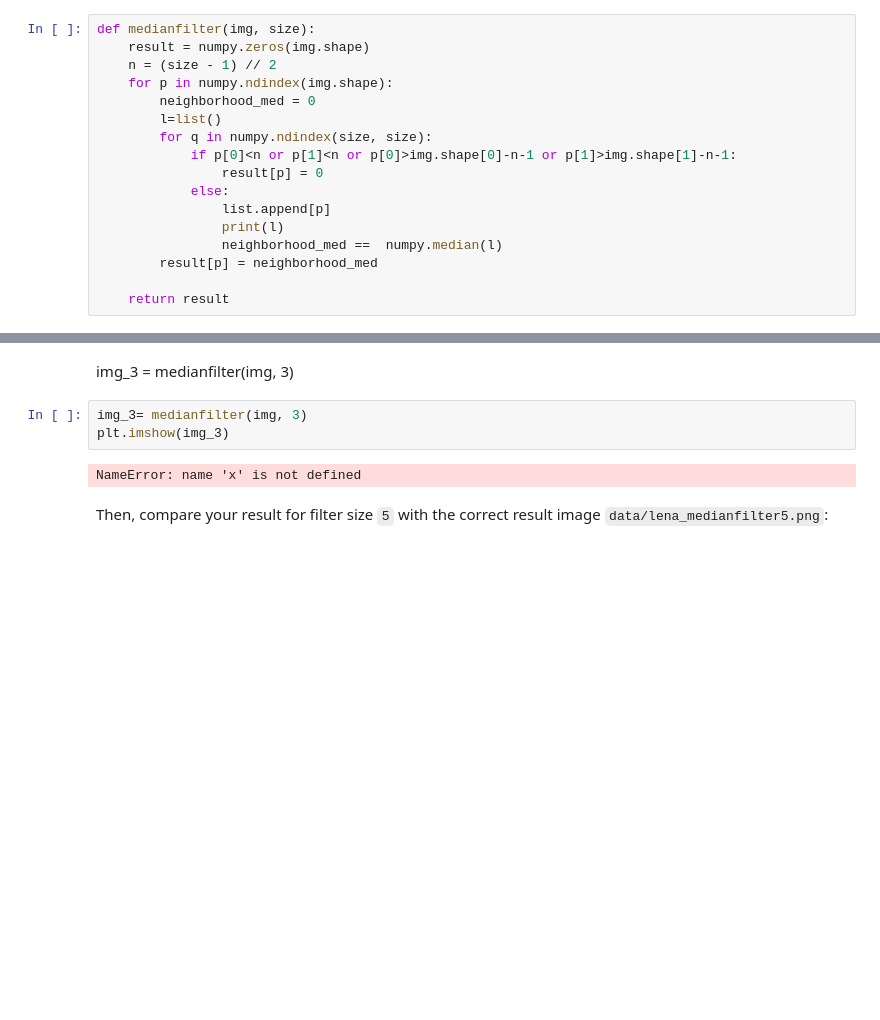
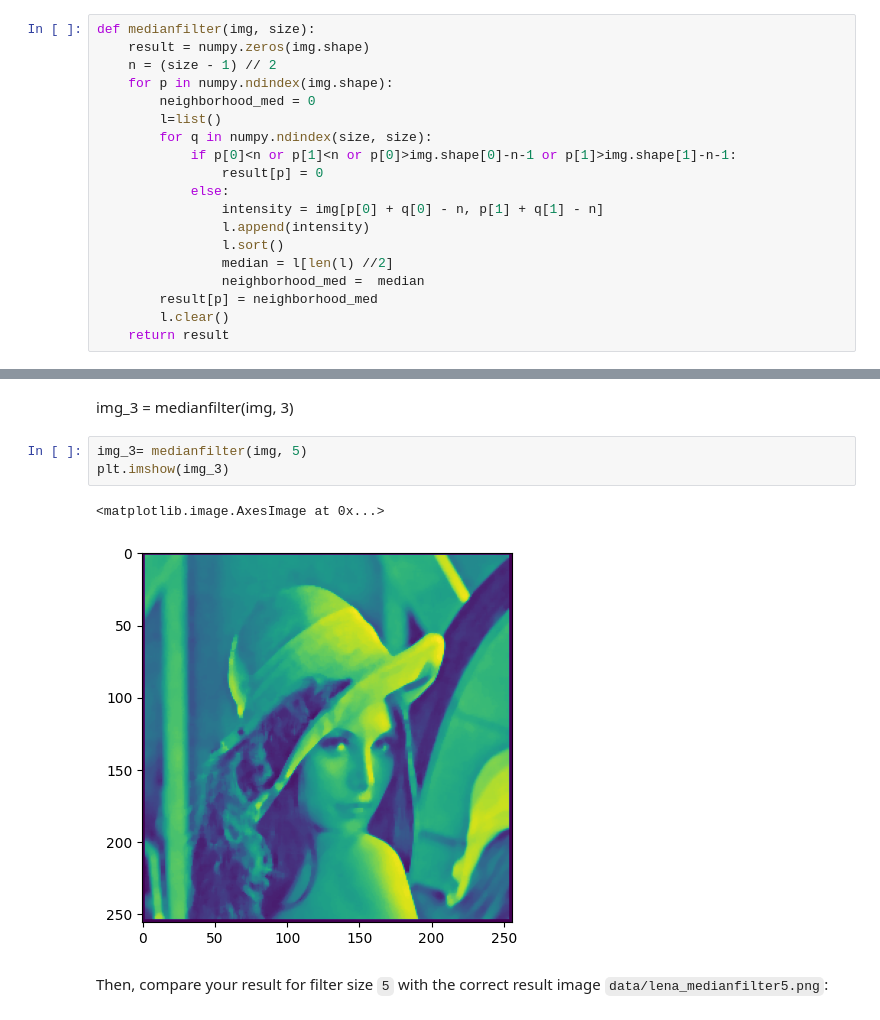
Before and after one commit to csytox/mobi-fs3-python, a Jupyter notebook: task3.ipynb, the cells around one changed output, grey strips where cells are left out. Drawn from its saved outputs; the diff is of its cells as text; blank space fills up the shorter version.

```diff
--- a/task3.ipynb
+++ b/task3.ipynb
@@ -74,20 +75,23 @@ def medianfilter(img, size):
             if p[0]<n or p[1]<n or p[0]>img.shape[0]-n-1 or p[1]>img.shape[1]-n-1:
                 result[p] = 0
             else:
-                list.append[p]
-                print(l)
-                neighborhood_med ==  numpy.median(l)
+                intensity = img[p[0] + q[0] - n, p[1] + q[1] - n]
+                l.append(intensity)
+                l.sort()
+                median = l[len(l) //2]
+                neighborhood_med =  median
         result[p] = neighborhood_med
-
+        l.clear()
     return result
 # %% [markdown]
 **<a id="#">Task 3.2.2.</a>** First, test your implementation from above by using the function `medianfilter` for the previously loaded image and show the result:
 # %% [markdown]
 img_3 = medianfilter(img, 3)
 # %%
-img_3= medianfilter(img, 3)
+img_3= medianfilter(img, 5)
 plt.imshow(img_3)
 # %% [output]
-NameError: name 'x' is not defined
+<matplotlib.image.AxesImage at 0x...>
+[figure, added]
 # %% [markdown]
 Then, compare your result for filter size `5` with the correct result image `data/lena_medianfilter5.png`:
```
Also changed, not shown: parts of 6 cells of this notebook.
